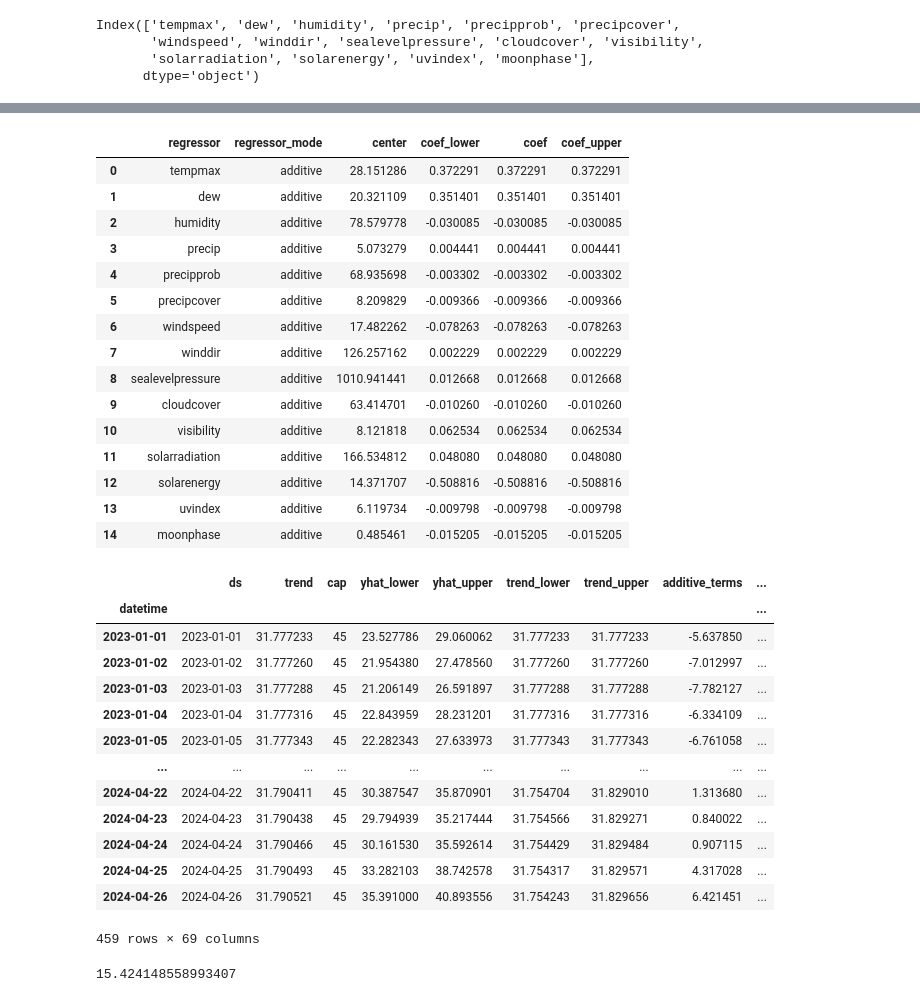
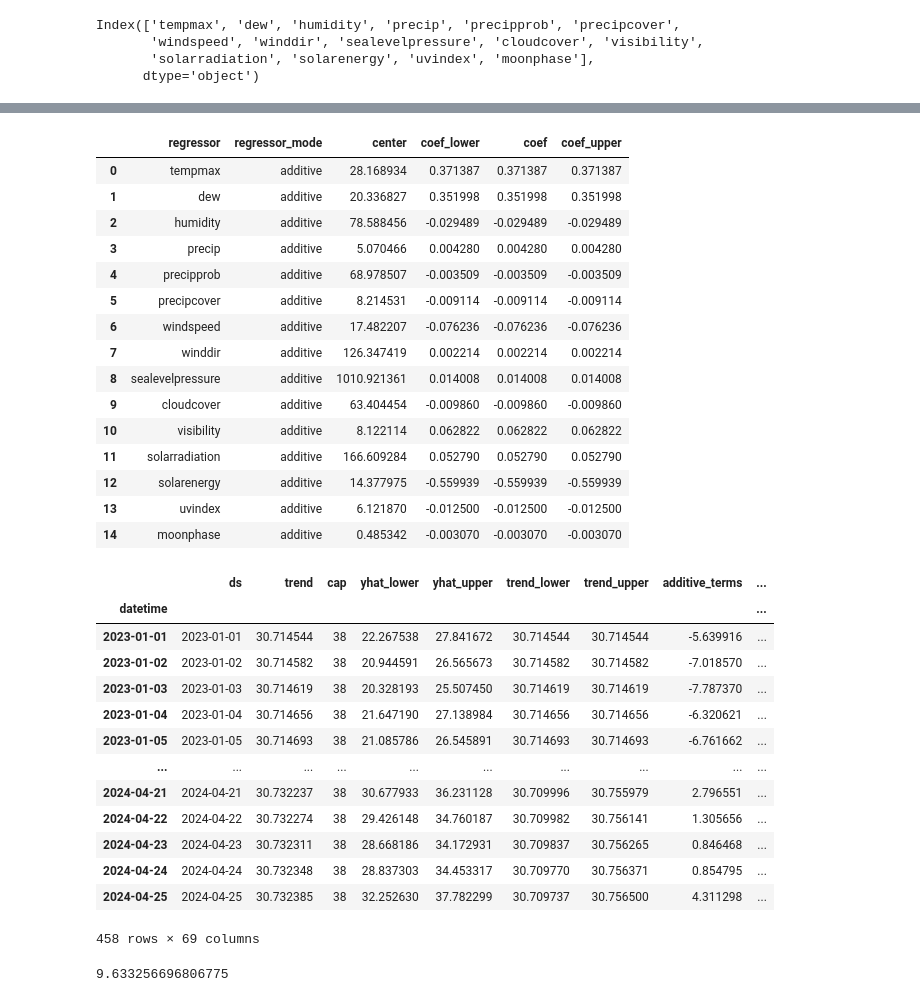
Before and after one commit to 22022658NguyenTienKhoi/13-Weather-Forecast, a Jupyter notebook: untitled1.ipynb, the cells around one changed output, grey strips where cells are left out. Drawn from its saved outputs; the diff is of its cells as text; code cells hidden in the pictures.

```diff
--- a/untitled1.ipynb
+++ b/untitled1.ipynb
@@ -132,7 +134,8 @@ anomaly_labels = iso_forest.fit_predict(weather[['y']])
 weather = weather[anomaly_labels == 1]
 # %%
 train = weather[:"2023-01-01"]
-test = weather["2023-01-01":]
+val = weather["2023-01-01":"2024-04-26"]
+test = weather["2024-04-26":]
 # %%
 train
 # %% [output]
@@ -155,7 +158,7 @@ from prophet import Prophet
 
 def fit_prophet(train):
     m = Prophet(yearly_seasonality=True,growth='logistic')
-    capacity = 40  # Example carrying capacity
+    capacity = 35  # Example carrying capacity
     train['cap'] = capacity
     for p in predictors:
         m.add_regressor(p)
@@ -181,12 +184,12 @@ INFO:cmdstanpy:Chain [1] start processing
 INFO:cmdstanpy:Chain [1] done processing
 # %%
-def predict(test):
-   capacity = 45  # Example carrying capacity
-   test['cap'] = capacity
-   predictions = m.predict(test)
+def predict(val):
+   capacity = 38  # Example carrying capacity
+   val['cap'] = capacity
+   predictions = m.predict(val)
    return predictions
 # %%
-predictions = predict(test)
+predictions = predict(val)
 # %% [output]
 A value is trying to be set on a copy of a slice from a DataFrame.
 Try using .loc[row_indexer,col_indexer] = value instead
@@ -221,40 +223,40 @@ from prophet.utilities import regressor_coefficients
 regressor_coefficients(m)
 # %% [output]
 |  | regressor | regressor_mode | center | coef_lower | coef | coef_upper |
-| 0 | tempmax | additive | 28.151286 | 0.372291 | 0.372291 | 0.372291 |
-| 1 | dew | additive | 20.321109 | 0.351401 | 0.351401 | 0.351401 |
-| 2 | humidity | additive | 78.579778 | -0.030085 | -0.030085 | -0.030085 |
-| 3 | precip | additive | 5.073279 | 0.004441 | 0.004441 | 0.004441 |
-| 4 | precipprob | additive | 68.935698 | -0.003302 | -0.003302 | -0.003302 |
-| 5 | precipcover | additive | 8.209829 | -0.009366 | -0.009366 | -0.009366 |
-| 6 | windspeed | additive | 17.482262 | -0.078263 | -0.078263 | -0.078263 |
-| 7 | winddir | additive | 126.257162 | 0.002229 | 0.002229 | 0.002229 |
-| 8 | sealevelpressure | additive | 1010.941441 | 0.012668 | 0.012668 | 0.012668 |
-| 9 | cloudcover | additive | 63.414701 | -0.010260 | -0.010260 | -0.010260 |
-| 10 | visibility | additive | 8.121818 | 0.062534 | 0.062534 | 0.062534 |
-| 11 | solarradiation | additive | 166.534812 | 0.048080 | 0.048080 | 0.048080 |
-| 12 | solarenergy | additive | 14.371707 | -0.508816 | -0.508816 | -0.508816 |
-| 13 | uvindex | additive | 6.119734 | -0.009798 | -0.009798 | -0.009798 |
-| 14 | moonphase | additive | 0.485461 | -0.015205 | -0.015205 | -0.015205 |
+| 0 | tempmax | additive | 28.168934 | 0.371387 | 0.371387 | 0.371387 |
+| 1 | dew | additive | 20.336827 | 0.351998 | 0.351998 | 0.351998 |
+| 2 | humidity | additive | 78.588456 | -0.029489 | -0.029489 | -0.029489 |
+| 3 | precip | additive | 5.070466 | 0.004280 | 0.004280 | 0.004280 |
+| 4 | precipprob | additive | 68.978507 | -0.003509 | -0.003509 | -0.003509 |
+| 5 | precipcover | additive | 8.214531 | -0.009114 | -0.009114 | -0.009114 |
+| 6 | windspeed | additive | 17.482207 | -0.076236 | -0.076236 | -0.076236 |
+| 7 | winddir | additive | 126.347419 | 0.002214 | 0.002214 | 0.002214 |
+| 8 | sealevelpressure | additive | 1010.921361 | 0.014008 | 0.014008 | 0.014008 |
+| 9 | cloudcover | additive | 63.404454 | -0.009860 | -0.009860 | -0.009860 |
+| 10 | visibility | additive | 8.122114 | 0.062822 | 0.062822 | 0.062822 |
+| 11 | solarradiation | additive | 166.609284 | 0.052790 | 0.052790 | 0.052790 |
+| 12 | solarenergy | additive | 14.377975 | -0.559939 | -0.559939 | -0.559939 |
+| 13 | uvindex | additive | 6.121870 | -0.012500 | -0.012500 | -0.012500 |
+| 14 | moonphase | additive | 0.485342 | -0.003070 | -0.003070 | -0.003070 |
 # %%
-predictions.index = test.index
-predictions["actual"] = test["y"]
+predictions.index = val.index
+predictions["actual"] = val["y"]
 predictions
 # %% [output]
 |  | ds | trend | cap | yhat_lower | yhat_upper | trend_lower | trend_upper | additive_terms | ... |
 | datetime |  |  |  |  |  |  |  |  | ... |
-| 2023-01-01 | 2023-01-01 | 31.777233 | 45 | 23.527786 | 29.060062 | 31.777233 | 31.777233 | -5.637850 | ... |
-| 2023-01-02 | 2023-01-02 | 31.777260 | 45 | 21.954380 | 27.478560 | 31.777260 | 31.777260 | -7.012997 | ... |
-| 2023-01-03 | 2023-01-03 | 31.777288 | 45 | 21.206149 | 26.591897 | 31.777288 | 31.777288 | -7.782127 | ... |
-| 2023-01-04 | 2023-01-04 | 31.777316 | 45 | 22.843959 | 28.231201 | 31.777316 | 31.777316 | -6.334109 | ... |
-| 2023-01-05 | 2023-01-05 | 31.777343 | 45 | 22.282343 | 27.633973 | 31.777343 | 31.777343 | -6.761058 | ... |
+| 2023-01-01 | 2023-01-01 | 30.714544 | 38 | 22.267538 | 27.841672 | 30.714544 | 30.714544 | -5.639916 | ... |
+| 2023-01-02 | 2023-01-02 | 30.714582 | 38 | 20.944591 | 26.565673 | 30.714582 | 30.714582 | -7.018570 | ... |
+| 2023-01-03 | 2023-01-03 | 30.714619 | 38 | 20.328193 | 25.507450 | 30.714619 | 30.714619 | -7.787370 | ... |
+| 2023-01-04 | 2023-01-04 | 30.714656 | 38 | 21.647190 | 27.138984 | 30.714656 | 30.714656 | -6.320621 | ... |
+| 2023-01-05 | 2023-01-05 | 30.714693 | 38 | 21.085786 | 26.545891 | 30.714693 | 30.714693 | -6.761662 | ... |
 | ... | ... | ... | ... | ... | ... | ... | ... | ... | ... |
-| 2024-04-22 | 2024-04-22 | 31.790411 | 45 | 30.387547 | 35.870901 | 31.754704 | 31.829010 | 1.313680 | ... |
-| 2024-04-23 | 2024-04-23 | 31.790438 | 45 | 29.794939 | 35.217444 | 31.754566 | 31.829271 | 0.840022 | ... |
-| 2024-04-24 | 2024-04-24 | 31.790466 | 45 | 30.161530 | 35.592614 | 31.754429 | 31.829484 | 0.907115 | ... |
-| 2024-04-25 | 2024-04-25 | 31.790493 | 45 | 33.282103 | 38.742578 | 31.754317 | 31.829571 | 4.317028 | ... |
-| 2024-04-26 | 2024-04-26 | 31.790521 | 45 | 35.391000 | 40.893556 | 31.754243 | 31.829656 | 6.421451 | ... |
+| 2024-04-21 | 2024-04-21 | 30.732237 | 38 | 30.677933 | 36.231128 | 30.709996 | 30.755979 | 2.796551 | ... |
+| 2024-04-22 | 2024-04-22 | 30.732274 | 38 | 29.426148 | 34.760187 | 30.709982 | 30.756141 | 1.305656 | ... |
+| 2024-04-23 | 2024-04-23 | 30.732311 | 38 | 28.668186 | 34.172931 | 30.709837 | 30.756265 | 0.846468 | ... |
+| 2024-04-24 | 2024-04-24 | 30.732348 | 38 | 28.837303 | 34.453317 | 30.709770 | 30.756371 | 0.854795 | ... |
+| 2024-04-25 | 2024-04-25 | 30.732385 | 38 | 32.252630 | 37.782299 | 30.709737 | 30.756500 | 4.311298 | ... |
-459 rows × 69 columns
+458 rows × 69 columns
 # %%
 def mse(predictions, actual_label="actual", pred_label="yhat"):
     se = ((predictions[actual_label] - predictions[pred_label]) ** 2)
@@ -262,7 +264,7 @@ def mse(predictions, actual_label="actual", pred_label="yhat"):
 
 mse(predictions)
 # %% [output]
-15.424148558993407
+9.633256696806775
 # %%
 # Cross validate across data set
 from prophet.diagnostics import cross_validation, performance_metrics
```
Also changed, not shown: parts of 14 cells of this notebook.
